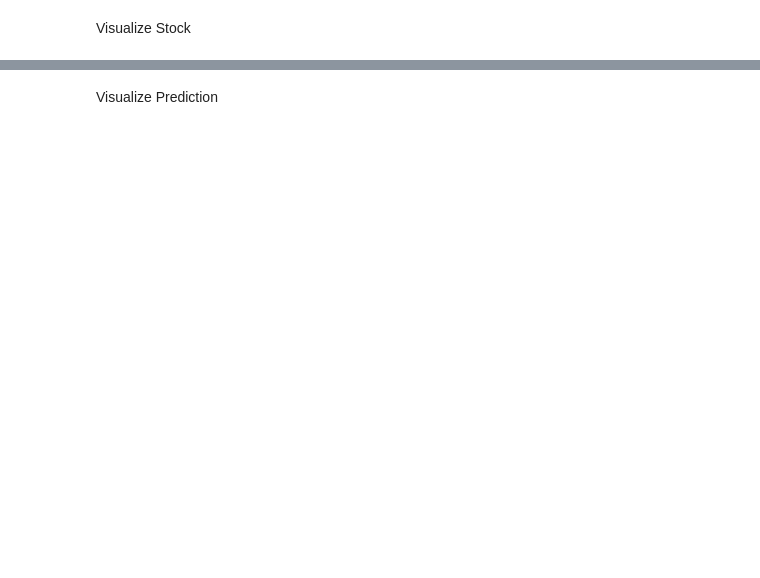
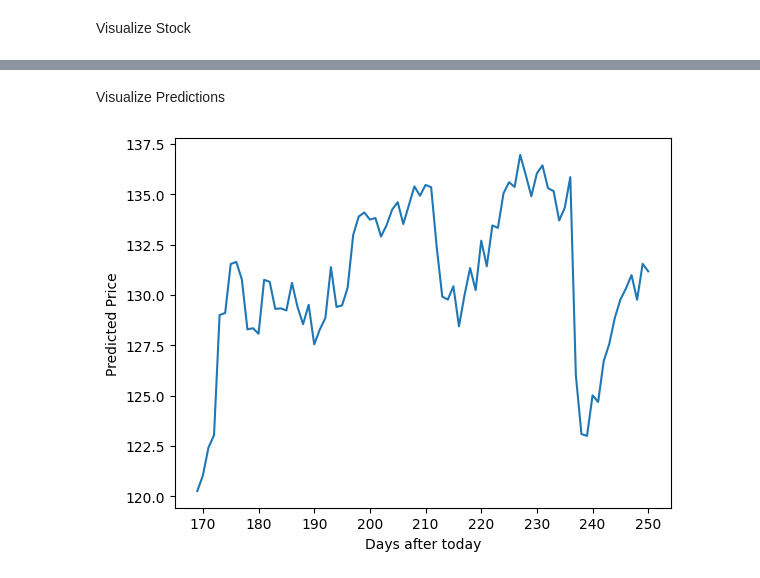
Before and after one commit to liamjdavis/stock-visualization, a Jupyter notebook: visualizer and forecaster.ipynb, the cells around one changed output, grey strips where cells are left out. Drawn from its saved outputs; the diff is of its cells as text; code cells hidden in the pictures; blank space fills up the shorter version.

```diff
--- a/visualizer and forecaster.ipynb
+++ b/visualizer and forecaster.ipynb
@@ -98,0 +68,16 @@ prediction = scaler.inverse_transform(model.predict(stockData))
+# %%
+# reshape into X=t and Y=t+1
+look_back = 1
+trainX, trainY = createDataset(train, look_back)
+testX, testY = createDataset(test, look_back)
+# %%
+# reshape input
+trainX = np.reshape(trainX, (trainX.shape[0], 1, trainX.shape[1]))
+testX = np.reshape(testX, (testX.shape[0], 1, testX.shape[1]))
+# %%
+# create and fit the LSTM network
+model = Sequential()
+model.add(LSTM(4, input_shape=(1, look_back)))
+model.add(Dense(1))
+model.compile(loss='mean_squared_error', optimizer='adam')
+model.fit(trainX, trainY, epochs=100, batch_size=1, verbose=2)
@@ -98,0 +103,8 @@ prediction = scaler.inverse_transform(model.predict(stockData))
+# %%
+# make predictions
+trainPredict = model.predict(trainX)
+testPredict = model.predict(testX)
+
+# untransform predictions
+trainPredict = scaler.inverse_transform(trainPredict)
+testPredict = scaler.inverse_transform(testPredict)
@@ -99,2 +114,2 @@ prediction = scaler.inverse_transform(model.predict(stockData))
 # %% [markdown]
-Visualize Prediction
+Visualize Predictions
@@ -107,0 +116,15 @@ plt.show()
+# %%
+testPredictPlot = np.empty_like(closePrices)
+testPredictPlot[:, :] = np.nan
+testPredictPlot[len(trainPredict) + (look_back * 2) + 1:len(closePrices) - 1, :] = testPredict
+
+plotName = stock + " prediction"
+
+plt.plot(testPredictPlot, label='Predictions')
+
+plt.xlabel('Days after today')
+plt.ylabel('Predicted Price')
+
+plt.show()
+# %% [output]
+[figure, added]
```
Also changed, not shown: parts of 11 cells of this notebook.
